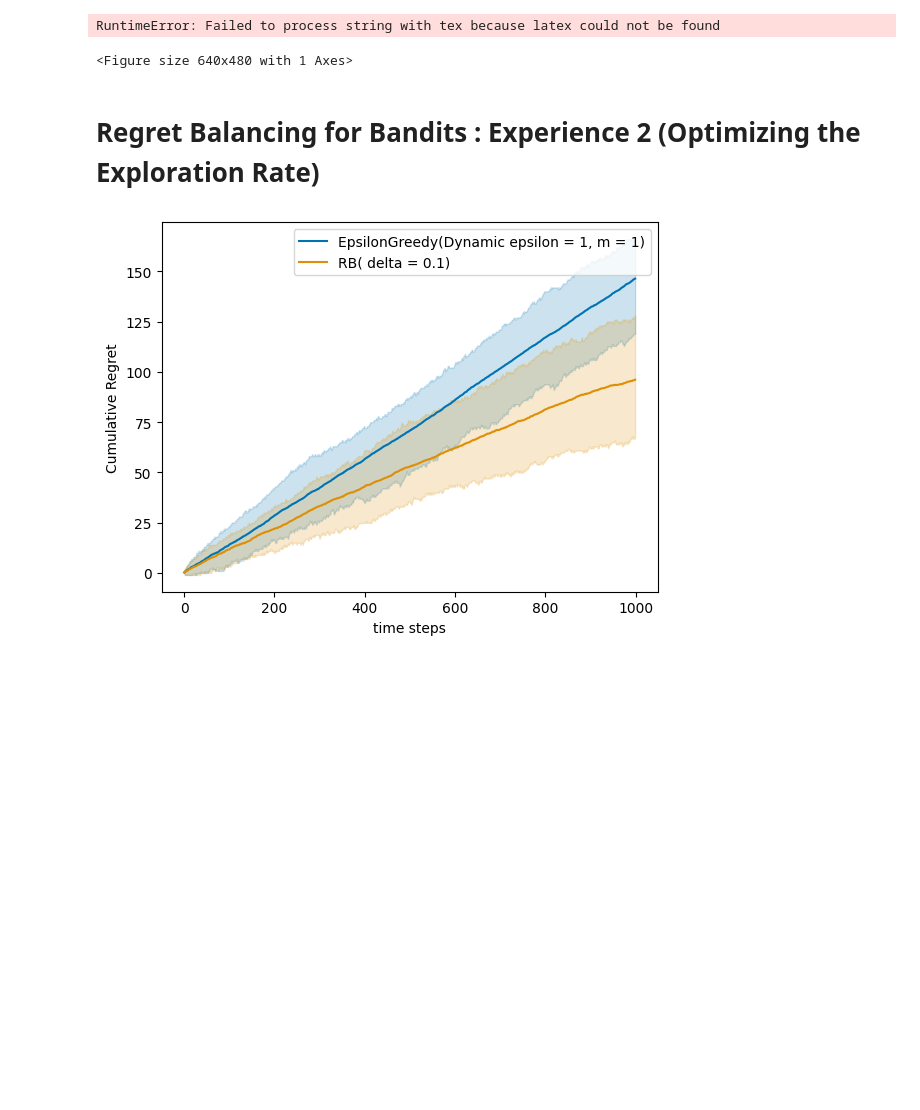
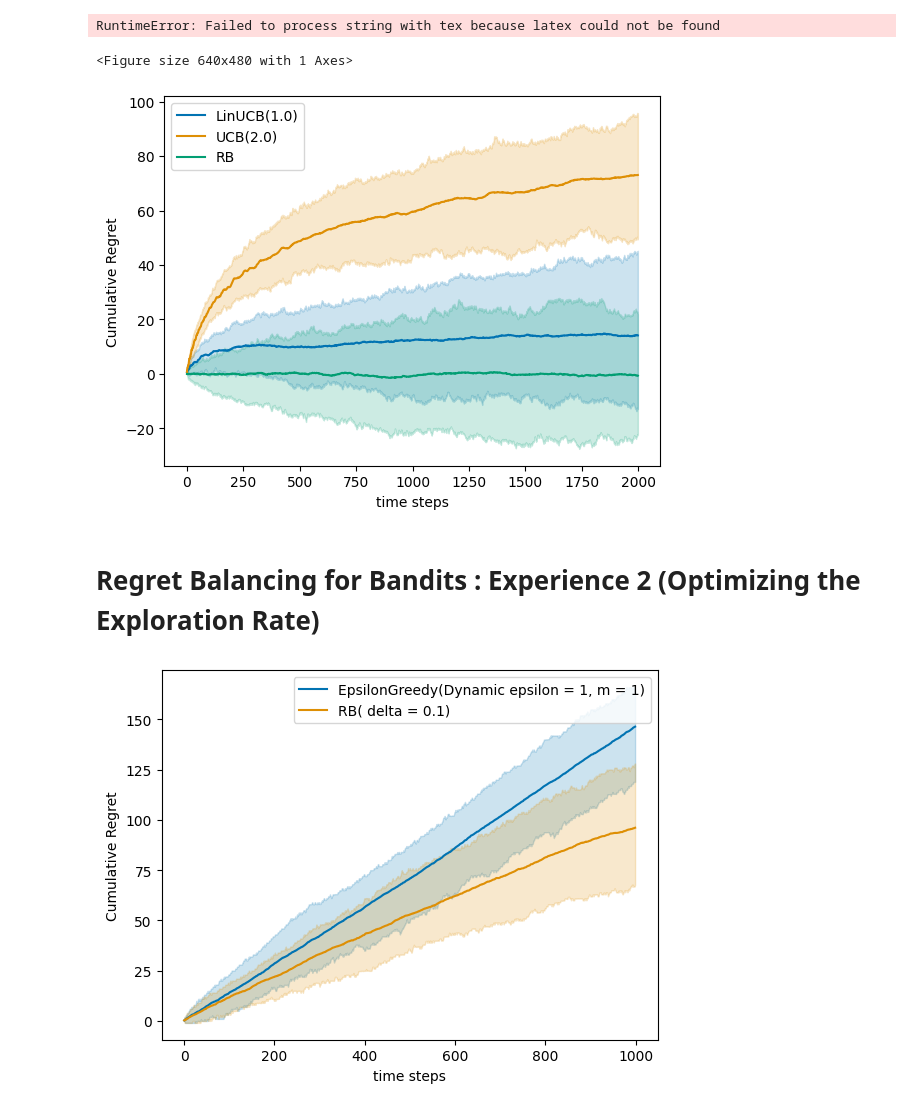
Before and after one commit to AugustinCablant/Advanced-ML, a Jupyter notebook: src/Notebook.ipynb, the cells around one changed output. Drawn from its saved outputs; the diff is of its cells as text; code cells hidden in the pictures; blank space fills up the shorter version.

```diff
--- a/src/Notebook.ipynb
+++ b/src/Notebook.ipynb
@@ -136,6 +134,44 @@ Error in callback <function _draw_all_if_interactive at 0x...> (for post_execute
 RuntimeError: Failed to process string with tex because latex could not be found
 RuntimeError: Failed to process string with tex because latex could not be found
 <Figure size 640x480 with 1 Axes>
+# %%
+d = 10  # dimension
+K = 5  # number of arms
+
+# parametor vector \theta, normalized :
+thetaTrue = ActionsGenerator(1,d)[0]
+thetaTrue /= np.linalg.norm(thetaTrue)
+
+T = 2000  # Finite Horizon
+N = 100  # Monte Carlo simulations
+
+delta = 0.1
+sigma = 0.1
+
+#choice of percentile display
+q = 10
+
+actionSet = ActionsGenerator(K,d)
+env = LinearBandit(thetaTrue, K, var=sigma**2, fixed_actions=actionSet)
+
+linucb = LinUCB(d=d, lambda_reg=1., delta=delta, sigma=sigma)
+ucb = UCB(K=K, alpha=2.)
+
+UCBs = [linucb, ucb]
+
+all_data = experiment(env, [linucb, ucb], Nmc=N, T=T)
+rb_agent = RegretBalancingAgent(learners = UCBs,
+                                K = K,
+                                delta = delta,
+                                u_bounds = [lambda x : np.sqrt(x * K) for _ in range(len(UCBs))],
+                                env = env)
+eps_rb = [linucb, ucb, rb_agent]
+Nmc = 100
+T = 2000
+all_data = experiment(env, eps_rb, Nmc, T)
+plot_regret(regrets = all_data, logscale = False, lb = None, q = 10, save_pdf = 'Regret_Balancing_UCB_LinUCB.pdf')
+# %% [output]
+[figure, added]
 # %% [markdown]
 # Regret Balancing for Bandits : Experience 2 (Optimizing the Exploration Rate)
 # %%
```
Also changed, not shown: parts of 2 cells of this notebook, 5 other files.
